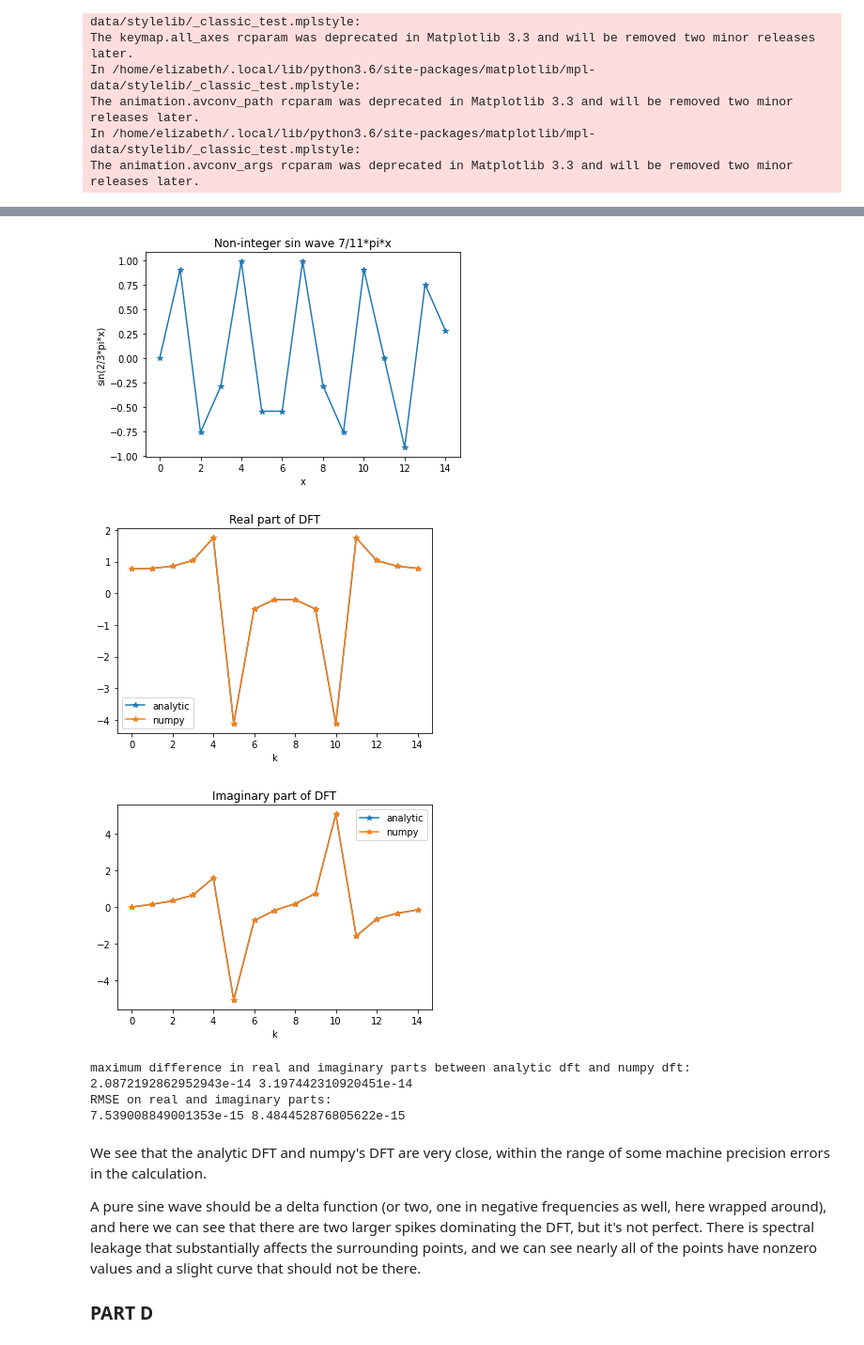
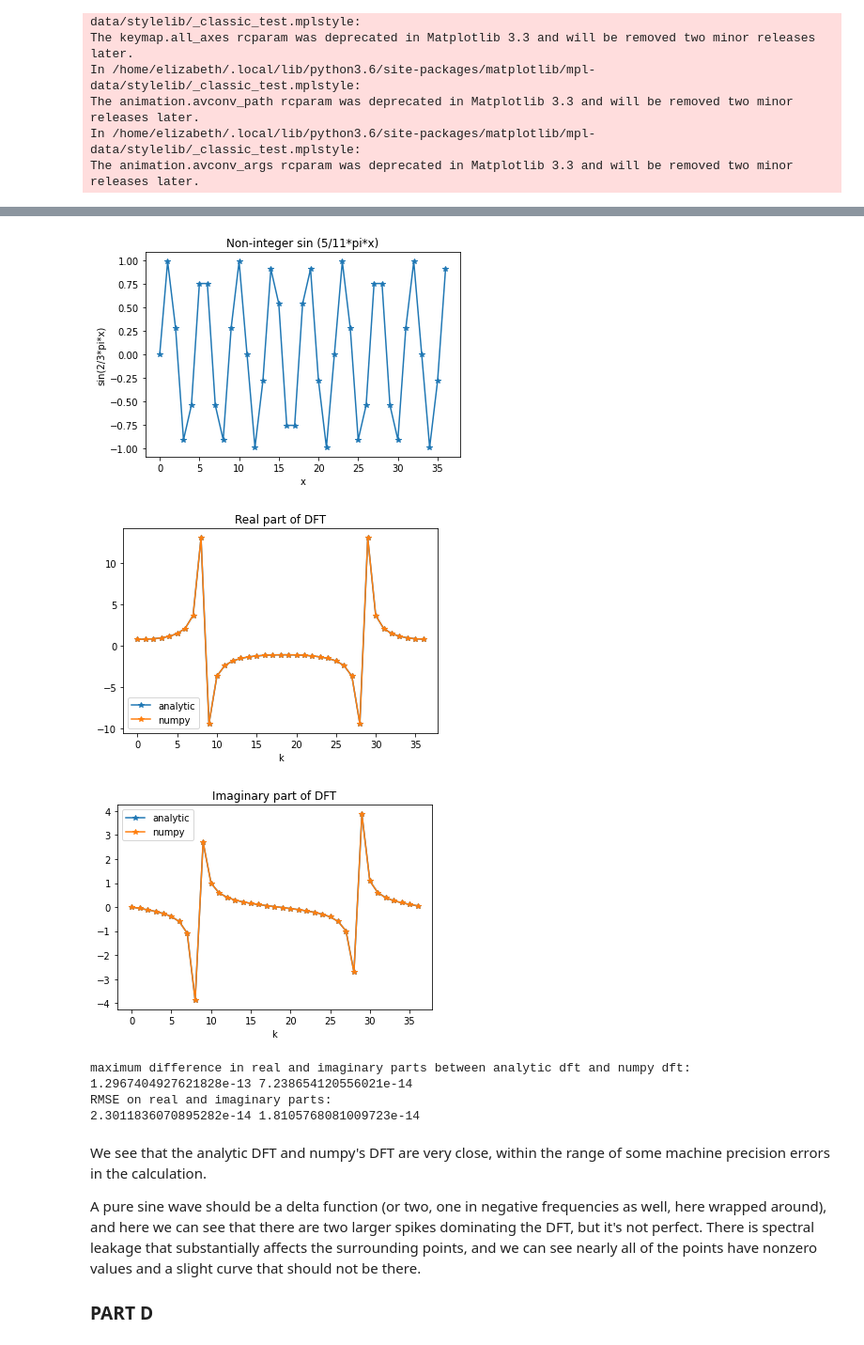
Before and after one commit to lizzord/phys512hw, a Jupyter notebook: problemset4/question5.ipynb, the cells around one changed output, grey strips where cells are left out. Shown at 94% size. Drawn from its saved outputs; the diff is of its cells as text; code cells hidden in the pictures.

```diff
--- a/problemset4/question5.ipynb
+++ b/problemset4/question5.ipynb
@@ -25,7 +27,7 @@ The animation.avconv_args rcparam was deprecated in Matplotlib 3.3 and will be r
 # %%
 #PART C
-N = 15 #how many points do we want
-a=7
+N = 37 #how many points do we want
+a=5
 b=11
 wo = a/b*np.pi #control non integer period
 wo_str = repr(a) + '/' + repr(b) + '*pi'
@@ -43,41 +45,41 @@ ydft = 1/(2*1j)*( 1 - np.exp( -1j*(2*np.pi*k - wo*N))) / ( 1 -  np.exp( -1j*(2*n
 #calculate DFT with numpy
 ydft_np = np.fft.fft(y)
 
 mpl.figure()
 mpl.plot(x, y, '*-')
-mpl.title('Non-integer sin wave ' + wo_str + '*x')
+mpl.title('Non-integer sin (' + wo_str + '*x)')
 mpl.xlabel('x')
 mpl.ylabel('sin(2/3*pi*x)')
 mpl.show()
 
 mpl.figure()
 mpl.plot(np.real(ydft), '*-')
 mpl.plot(np.real(ydft_np), '*-')
 mpl.title('Real part of DFT')
 mpl.legend(['analytic', 'numpy'])
 mpl.xlabel('k')
 mpl.show()
 
 mpl.figure()
 mpl.plot(np.imag(ydft), '*-')
 mpl.plot(np.imag(ydft_np), '*-')
 mpl.title('Imaginary part of DFT')
 mpl.legend(['analytic', 'numpy'])
 mpl.xlabel('k')
 mpl.show()
 
 print('maximum difference in real and imaginary parts between analytic dft and numpy dft: ')
 print(max(np.abs(np.real(ydft - ydft_np))), max(np.abs(np.imag(ydft - ydft_np))))
 print('RMSE on real and imaginary parts:')
 print(np.std(np.real(ydft - ydft_np)), np.std(np.imag(ydft - ydft_np)))
 # %% [output]
-[figure, old version]
+[figure, new version]
-[figure, old version]
+[figure, new version]
-[figure, old version]
+[figure, new version]
 maximum difference in real and imaginary parts between analytic dft and numpy dft:
-2.0872192862952943e-14 3.197442310920451e-14
+1.2967404927621828e-13 7.238654120556021e-14
 RMSE on real and imaginary parts:
-7.539008849001353e-15 8.484452876805622e-15
+2.3011836070895282e-14 1.8105768081009723e-14
 # %% [markdown]
 We see that the analytic DFT and numpy's DFT are very close, within the range of some machine precision errors in the calculation.
 
```
Also changed, not shown: parts of 5 cells of this notebook.
